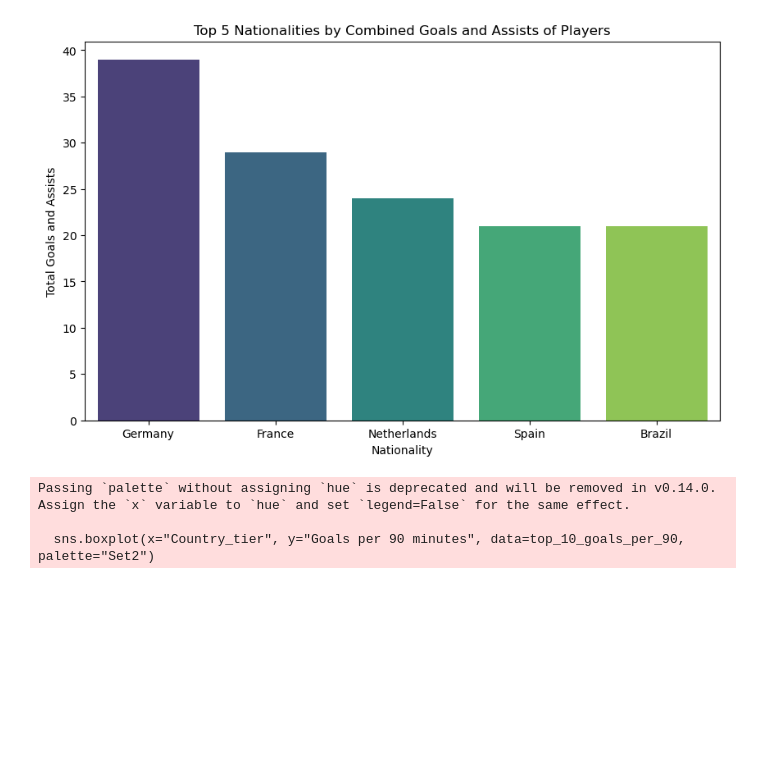
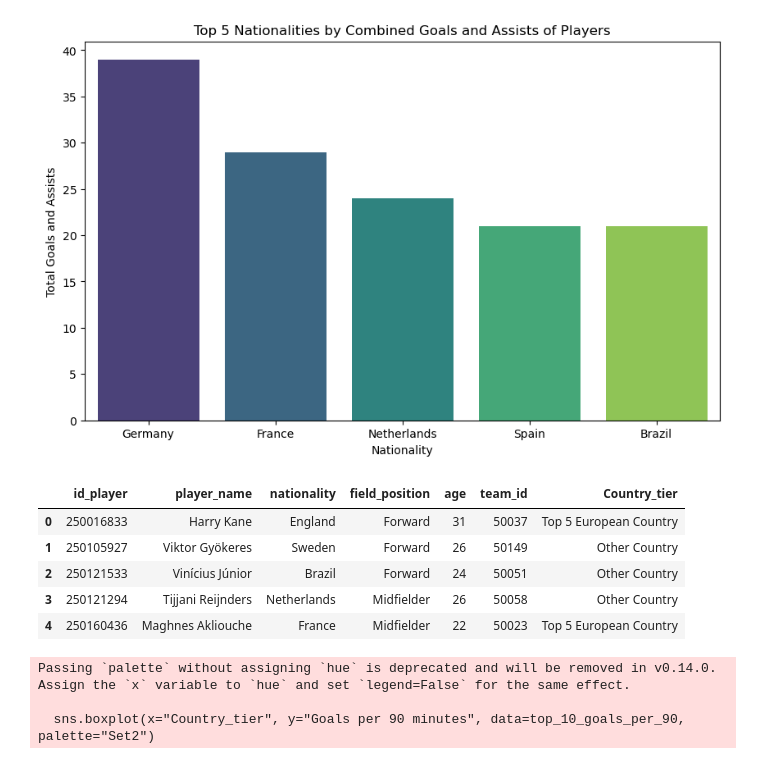
Before and after one commit to AJD1888/ucl-2025-national-performance-analysis, a Jupyter notebook: ucl-2025-national-performace-analysis.ipynb, the cells around one changed output. Cells and saved outputs as stored; diff of their text form; code cells hidden in the pictures; blank space fills up the shorter version.

```diff
--- a/ucl-2025-national-performace-analysis.ipynb
+++ b/ucl-2025-national-performace-analysis.ipynb
@@ -475,6 +475,17 @@ Passing `palette` without assigning `hue` is deprecated and will be removed in v
 
   sns.barplot(x="nationality", y="Total G/A", data=top_5_combined_ga_by_nationality, palette="viridis")
 [figure]
+# %%
+# add country tier column to players df
+players['Country_tier'] = players['nationality'].apply(lambda x: 'Top 5 European Country' if x in ['Spain', 'Italy', 'Germany', 'France', 'England'] else 'Other Country')
+players.head()
+# %% [output]
+|  | id_player | player_name | nationality | field_position | age | team_id | Country_tier |
+| 0 | 250016833 | Harry Kane | England | Forward | 31 | 50037 | Top 5 European Country |
+| 1 | 250105927 | Viktor Gyökeres | Sweden | Forward | 26 | 50149 | Other Country |
+| 2 | 250121533 | Vinícius Júnior | Brazil | Forward | 24 | 50051 | Other Country |
+| 3 | 250121294 | Tijjani Reijnders | Netherlands | Midfielder | 26 | 50058 | Other Country |
+| 4 | 250160436 | Maghnes Akliouche | France | Midfielder | 22 | 50023 | Top 5 European Country |
 # %%
 # show how goals per 90 are distributed across national tiers
 
```
Also changed, not shown: 4 other files.
